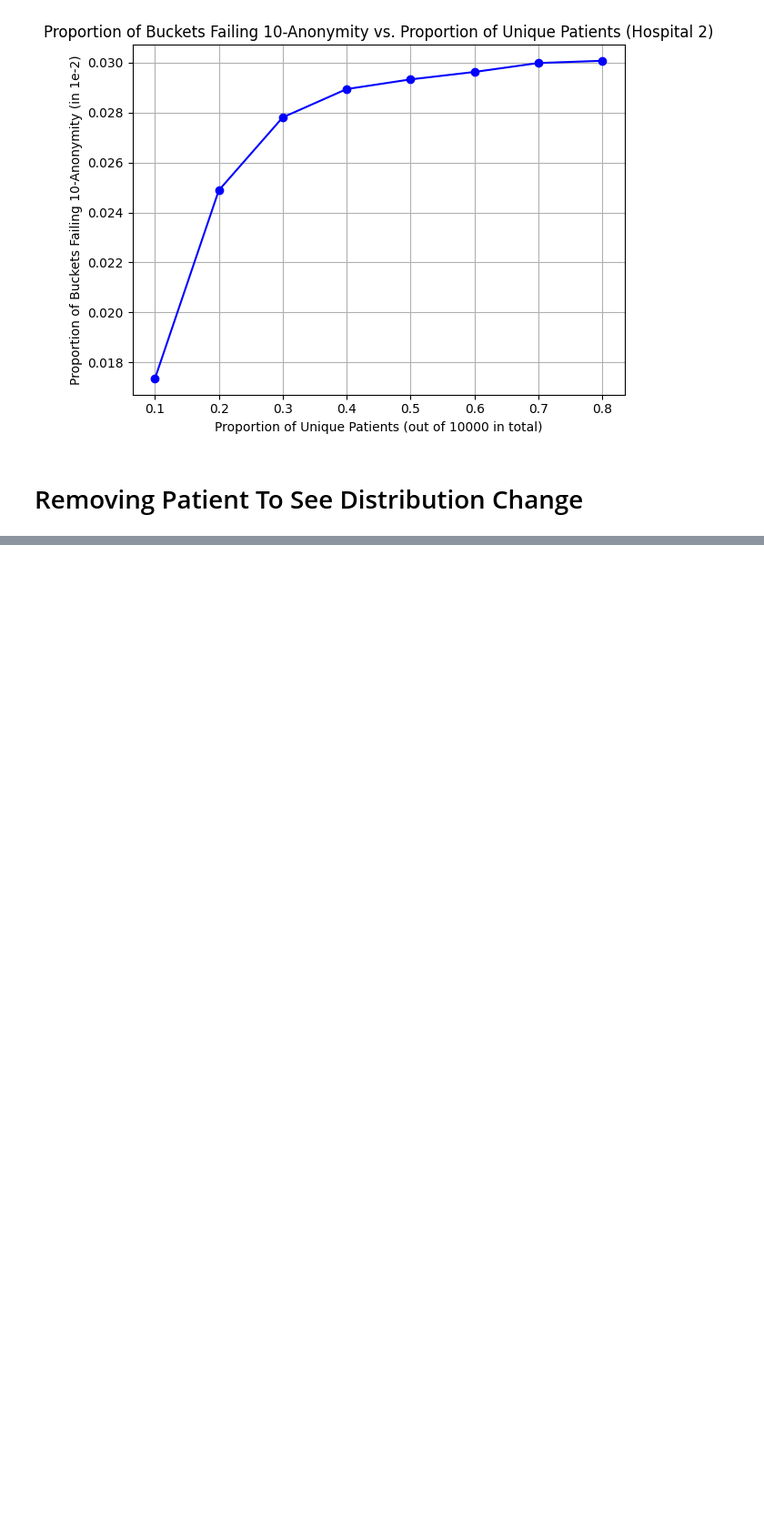
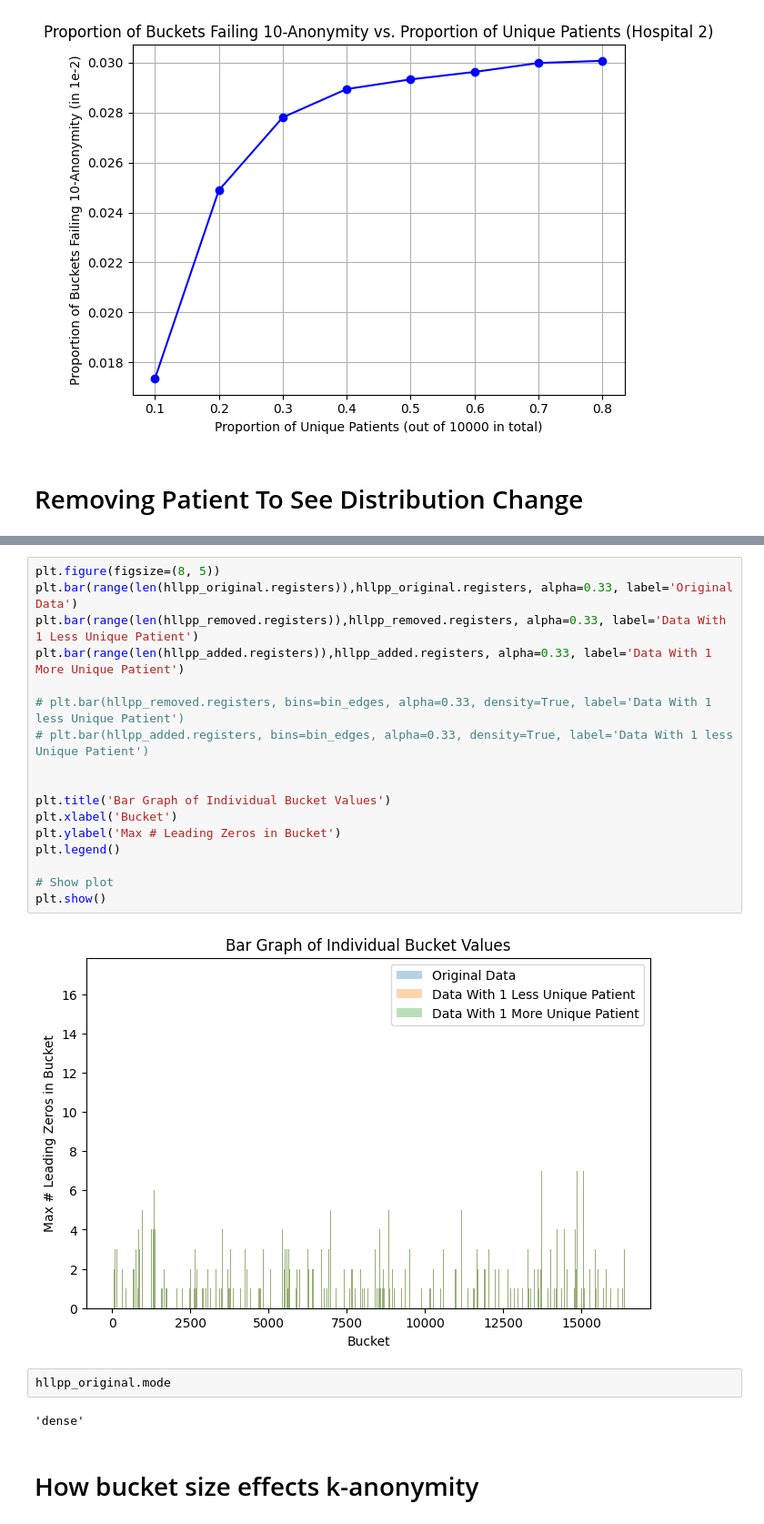
Before and after one commit to bjoggin/hll, a Jupyter notebook: hllpp_experiments.ipynb, the cells around one changed output, grey strips where cells are left out. Shown at 91% size. Drawn from its saved outputs; the diff is of its cells as text; blank space fills up the shorter version.

```diff
--- a/hllpp_experiments.ipynb
+++ b/hllpp_experiments.ipynb
@@ -75,0 +205,25 @@ patients_all = generate_patients_with_duplicates(unique_patients_total, patients
+# %%
+plt.figure(figsize=(8, 5))
+plt.bar(range(len(hllpp_original.registers)),hllpp_original.registers, alpha=0.33, label='Original Data')
+plt.bar(range(len(hllpp_removed.registers)),hllpp_removed.registers, alpha=0.33, label='Data With 1 Less Unique Patient')
+plt.bar(range(len(hllpp_added.registers)),hllpp_added.registers, alpha=0.33, label='Data With 1 More Unique Patient')
+
+# plt.bar(hllpp_removed.registers, bins=bin_edges, alpha=0.33, density=True, label='Data With 1 less Unique Patient')
+# plt.bar(hllpp_added.registers, bins=bin_edges, alpha=0.33, density=True, label='Data With 1 less Unique Patient')
+
+
+plt.title('Bar Graph of Individual Bucket Values')
+plt.xlabel('Bucket')
+plt.ylabel('Max # Leading Zeros in Bucket')
+plt.legend()
+
+# Show plot
+plt.show()
+# %% [output]
+[figure, added]
+# %%
+hllpp_original.mode
+# %% [output]
+'dense'
+# %% [markdown]
+# How bucket size effects k-anonymity
```
Also changed, not shown: parts of 14 cells of this notebook, 2 other files.
